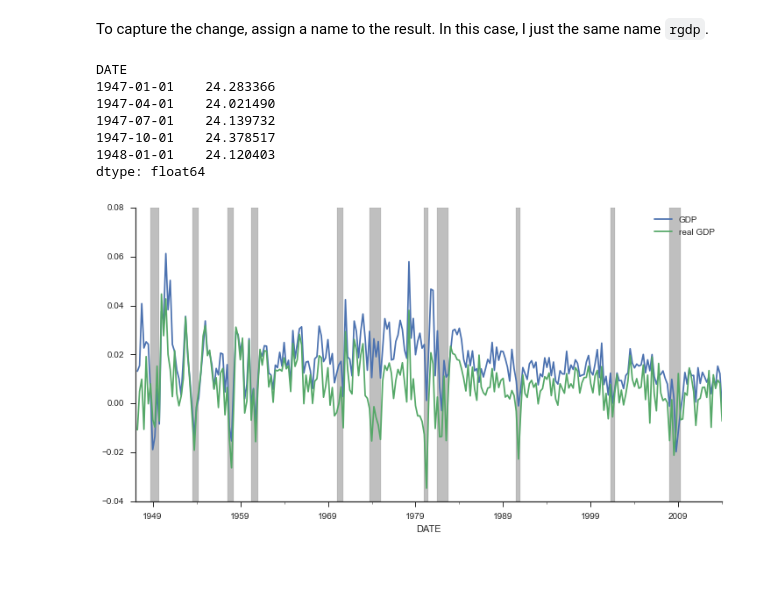
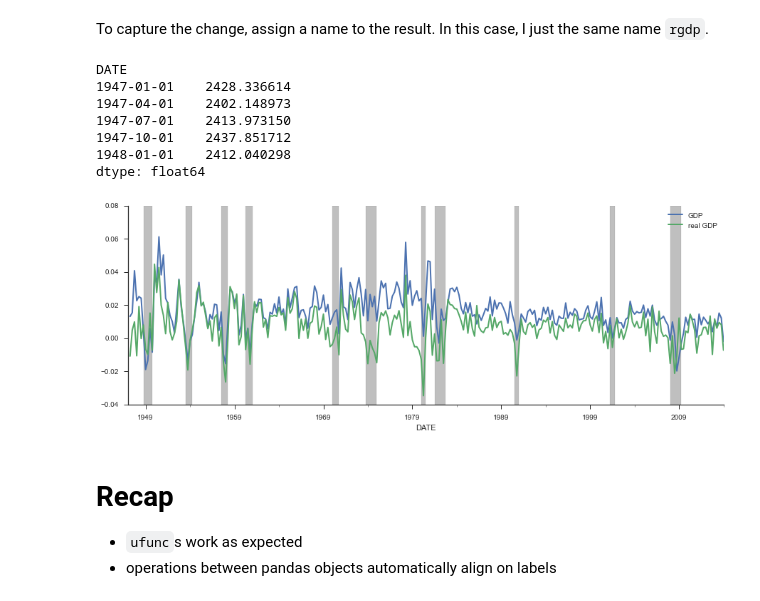
Before and after one commit to TomAugspurger/PyDataSeattle, a Jupyter notebook: notebooks/2. Operations.ipynb, the cells around one changed output. Saved outputs shown, nothing was run; the diff lists cells and outputs as text; code cells hidden in the pictures; blank space fills up the shorter version.

````diff
--- a/notebooks/2. Operations.ipynb
+++ b/notebooks/2. Operations.ipynb
@@ -115,7 +123,7 @@ cpi.to_csv('data/cpi.csv', header=True)
 rec.to_csv('data/rec.csv', header=True)
 ```
 # %%
-# gdp = pd.read_csv('data/gdp.csv', index_col='DATE', parse_dates=True).squeeze()
+gdp = pd.read_csv('data/gdp.csv', index_col='DATE', parse_dates=True).squeeze()
 cpi = pd.read_csv('data/cpi.csv', index_col='DATE', parse_dates=True).squeeze()
 rec = pd.read_csv('data/rec.csv', index_col='DATE', parse_dates=True).squeeze()
 # %% [markdown]
@@ -192,4 +200,6 @@ def add_rec_bars(ax=None):
     for span in spans:
         ax.fill_between(span, *ax.get_ylim(), color='k', alpha=.25)
     return ax
+
+plt.rcParams['figure.figsize'] = (12, 6)
 # %%
@@ -213,7 +226,3 @@ First off, we'll convert the CPI base-2009 by dividing the Series by the average
 cpi.loc[pd.Timestamp('2009-01-01'):pd.Timestamp('2009-12-31')].mean()
 # %% [output]
 214.56466666666668
-# %%
-# but timeseries (Series or DataFrames with a DatetimeIndex) are special
-base_09 = cpi.loc['2009'].mean()
-base_09
@@ -222,5 +229,5 @@ base_09
 # %%
-cpi09 = cpi / base_09 * 100
+cpi09 = cpi / base_09
 ax = cpi09.plot(title='CPI-2009')
 add_rec_bars(ax=ax)
 sns.despine();
@@ -310,9 +315,9 @@ rgdp = rgdp.dropna()
 rgdp.head()
 # %% [output]
 DATE
-1947-01-01    24.283366
-1947-04-01    24.021490
-1947-07-01    24.139732
-1947-10-01    24.378517
-1948-01-01    24.120403
+1947-01-01    2428.336614
+1947-04-01    2402.148973
+1947-07-01    2413.973150
+1947-10-01    2437.851712
+1948-01-01    2412.040298
 dtype: float64
@@ -321,8 +324,12 @@ import matplotlib.pyplot as plt
 # %%
-ax = gdp.pct_change().plot(figsize=(12, 6), label='GDP', legend=True)
-rgdp.pct_change().plot(ax=ax, label='real GDP', legend=True)
+ax = gdp.pct_change().plot(figsize=(15, 5), label='GDP', legend=True, linewidth=2)
+rgdp.pct_change().plot(ax=ax, label='real GDP', legend=True, linewidth=2)
 add_rec_bars(ax)
 sns.despine()
-# plt.legend();
 # %% [output]
-[figure, old version]
+[figure, new version]
+# %% [markdown]
+# Recap
+
+- `ufunc`s work as expected
+- operations between pandas objects automatically align on labels
````
Also changed, not shown: parts of 21 cells of this notebook, 5 other files.
